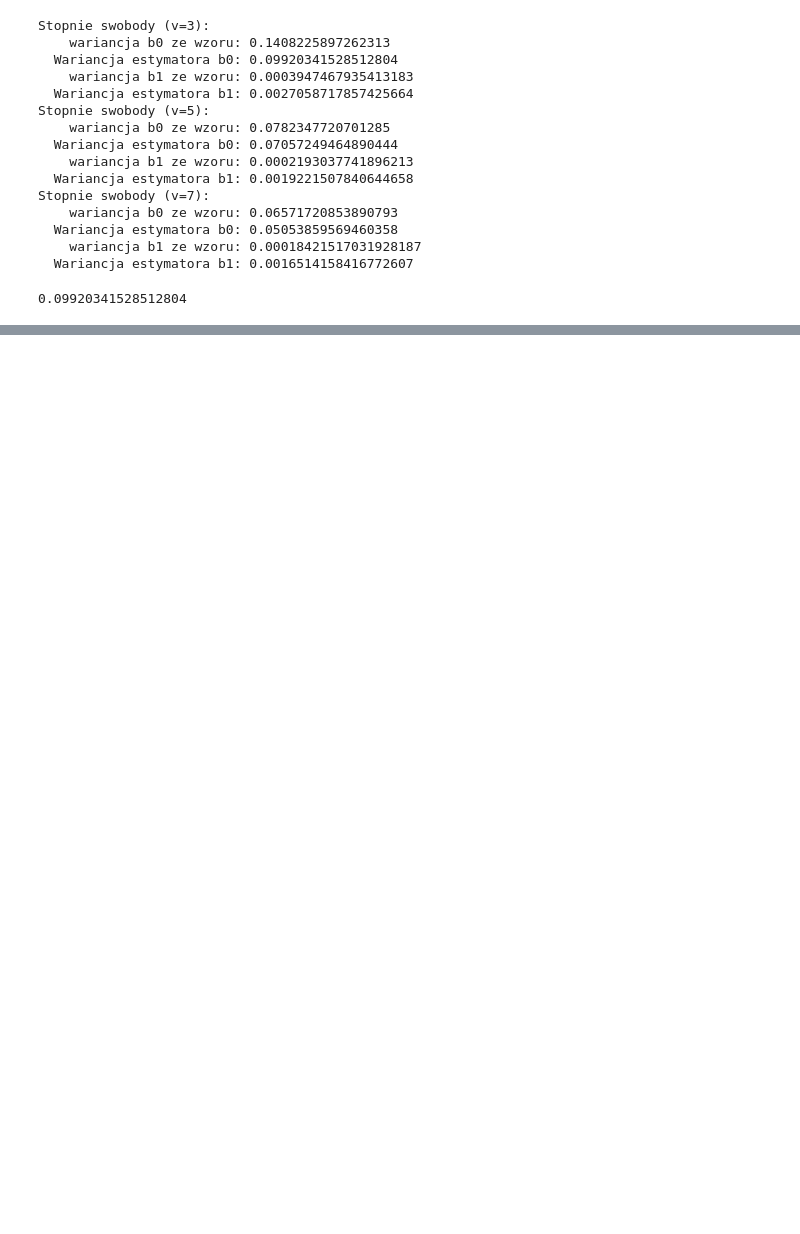
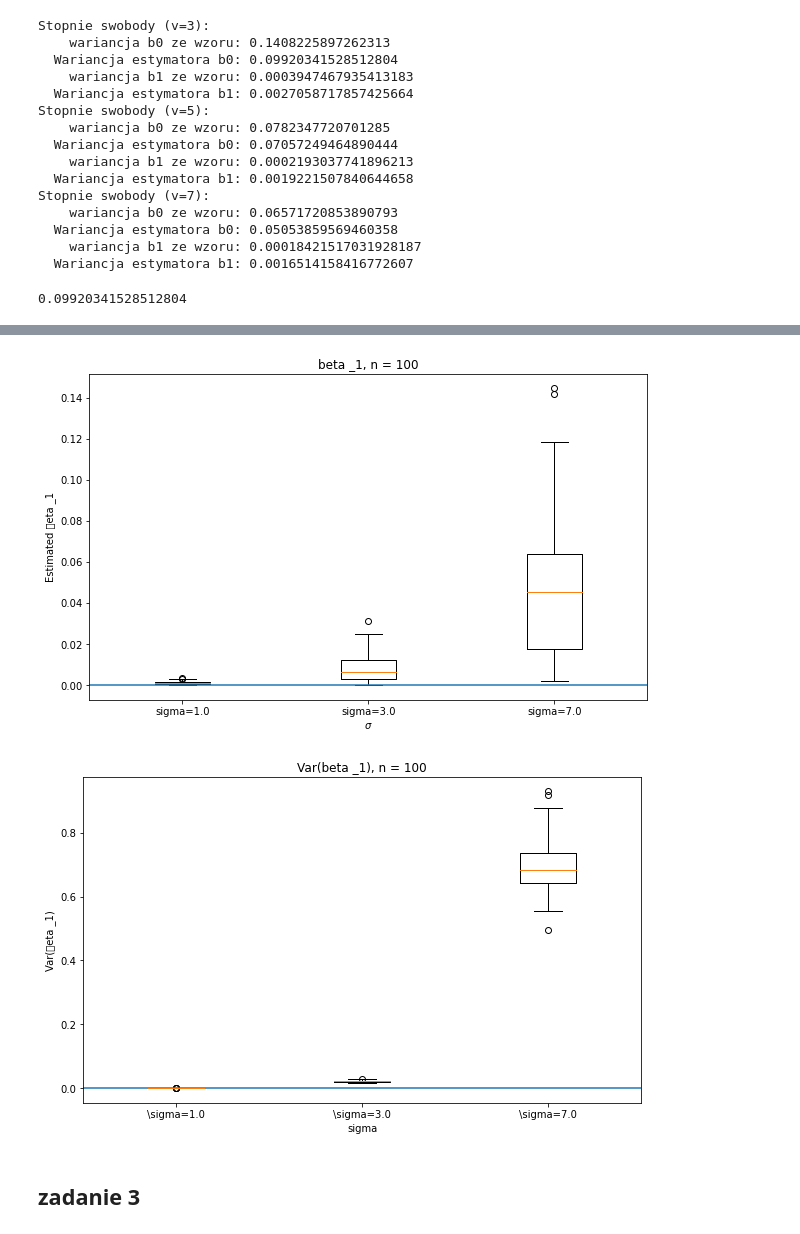
Before and after one commit to MariaNowacka/kaszcz, a Jupyter notebook: lista2_kaszcz.ipynb, the cells around one changed output, grey strips where cells are left out. Cells and saved outputs as stored; diff of their text form; code cells hidden in the pictures; blank space fills up the shorter version.

```diff
--- a/lista2_kaszcz.ipynb
+++ b/lista2_kaszcz.ipynb
@@ -177,0 +230,48 @@ np.var(b0s[vv[0]])
+# %%
+sig = [1.0, 3.0, 7.0]
+n = 100
+M1 = 200
+M2 = 100
+b0s = {}
+b1s = {}
+b1_true = 3.0
+x = np.linspace(0, 10, n)
+errorsEb1 = {}
+errorsvarb1 = {}
+
+for sigma in sig:
+    errorsvarb1[sigma] = []
+    errorsEb1[sigma] = []
+    for i in range(M2):
+        b1emp = {}
+        b1s[sigma] = []
+        b1emp[sigma] = []
+        for _ in range(M1):
+            # krok 2
+            eps = np.random.normal(0, sigma**2, size = n)
+            y = b1_true * x + eps
+            # krok 3
+            b1emp[sigma].append(beta1(x, y))
+        errorsEb1[sigma].append(np.abs(b1_true - np.mean(b1emp[sigma])))
+        errorsvarb1[sigma].append(np.abs(varbeta1(x, sigma) - np.var(b1emp[sigma])))
+# %%
+plt.figure(figsize=(10, 6))
+plt.boxplot(errorsEb1.values(), labels=[f'sigma={sigma}' for sigma in sig])
+plt.axhline(y = 0)
+plt.title(f'beta _1, n = {n}')
+plt.xlabel('$\sigma$')
+plt.ylabel('Estimated \beta _1')
+plt.show()
+
+plt.figure(figsize=(10, 6))
+plt.boxplot(errorsvarb1.values(), labels=[f'\sigma={sigma}' for sigma in sig])
+plt.axhline(y = 0)
+plt.title(f'Var(beta _1), n = {n}')
+plt.xlabel('sigma')
+plt.ylabel('Var(\beta _1)')
+plt.show()
+# %% [output]
+[figure, added]
+[figure, added]
+# %% [markdown]
+## zadanie 3
```
Also changed, not shown: parts of 12 cells of this notebook.
